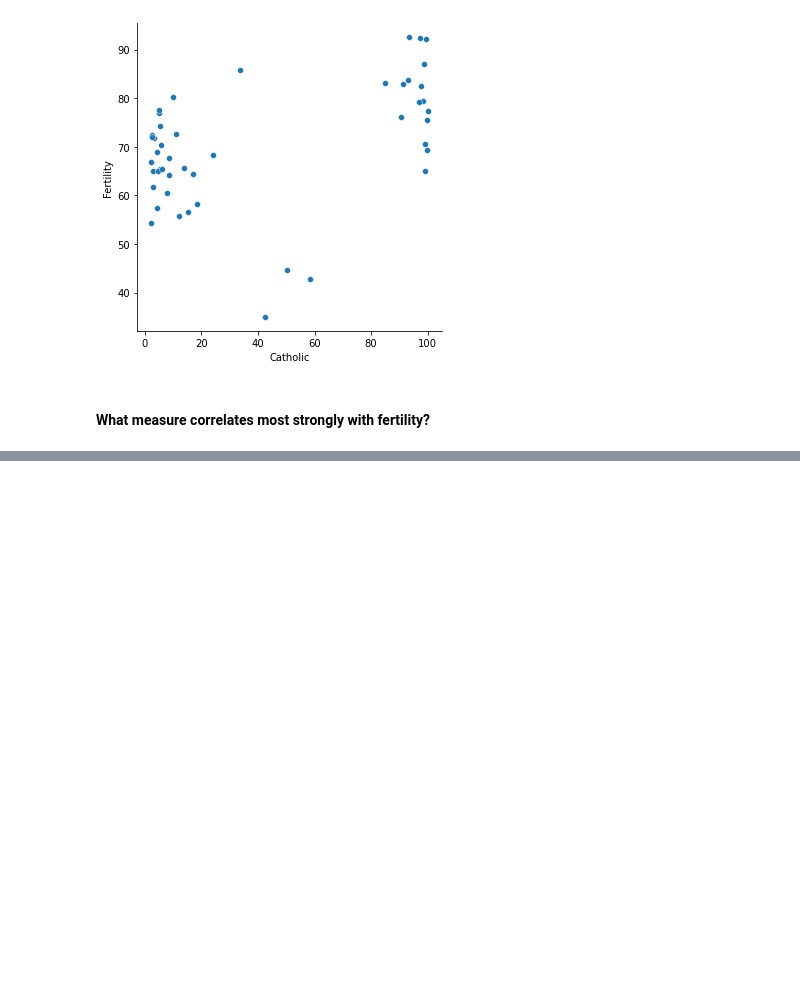
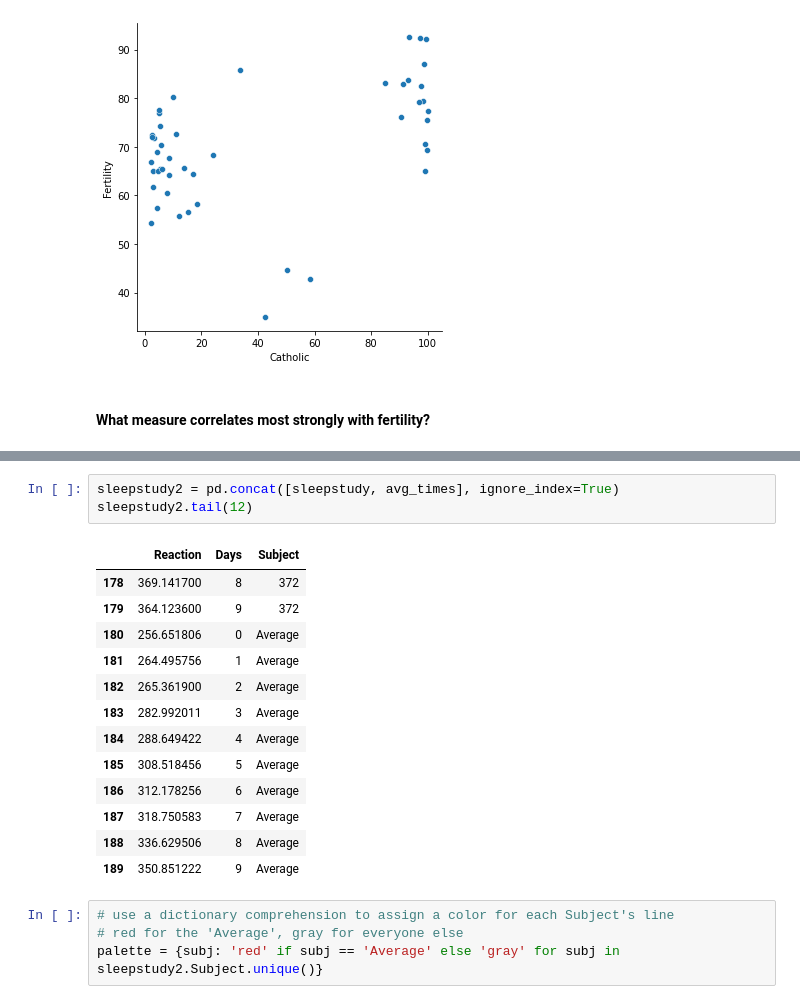
Before and after one commit to bensmith07/numpy-pandas-visualization-exercises, a Jupyter notebook: seaborn_exercises.ipynb, the cells around one changed output, grey strips where cells are left out. Saved outputs shown, nothing was run; the diff lists cells and outputs as text; blank space fills up the shorter version.

```diff
--- a/seaborn_exercises.ipynb
+++ b/seaborn_exercises.ipynb
@@ -244,0 +367,21 @@ swiss.head()
+# %%
+sleepstudy2 = pd.concat([sleepstudy, avg_times], ignore_index=True)
+sleepstudy2.tail(12)
+# %% [output]
+|  | Reaction | Days | Subject |
+| 178 | 369.141700 | 8 | 372 |
+| 179 | 364.123600 | 9 | 372 |
+| 180 | 256.651806 | 0 | Average |
+| 181 | 264.495756 | 1 | Average |
+| 182 | 265.361900 | 2 | Average |
+| 183 | 282.992011 | 3 | Average |
+| 184 | 288.649422 | 4 | Average |
+| 185 | 308.518456 | 5 | Average |
+| 186 | 312.178256 | 6 | Average |
+| 187 | 318.750583 | 7 | Average |
+| 188 | 336.629506 | 8 | Average |
+| 189 | 350.851222 | 9 | Average |
+# %%
+# use a dictionary comprehension to assign a color for each Subject's line
+# red for the 'Average', gray for everyone else
+palette = {subj: 'red' if subj == 'Average' else 'gray' for subj in sleepstudy2.Subject.unique()}
```
Also changed, not shown: parts of 20 cells of this notebook, 1 other file.
